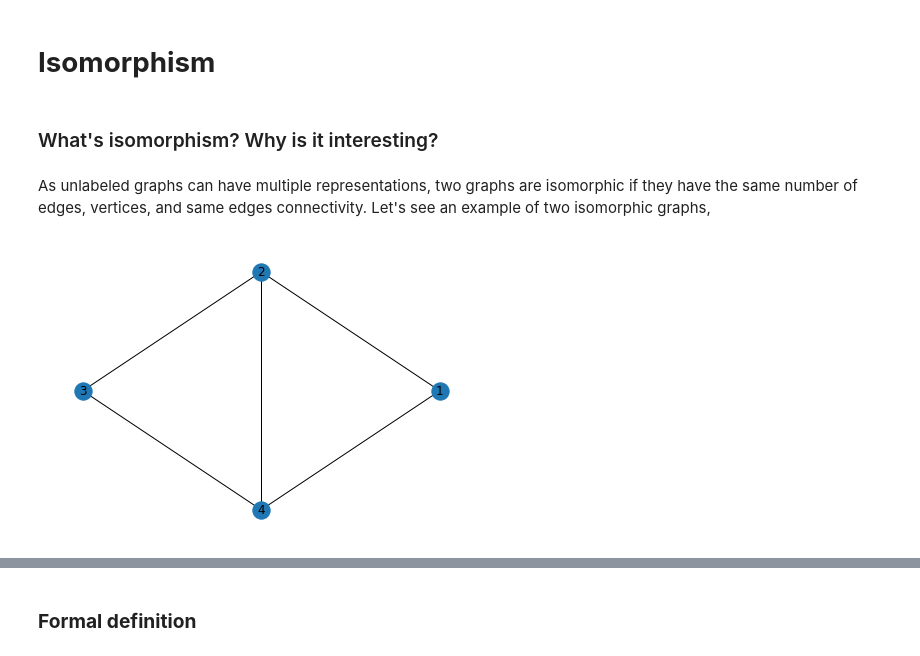
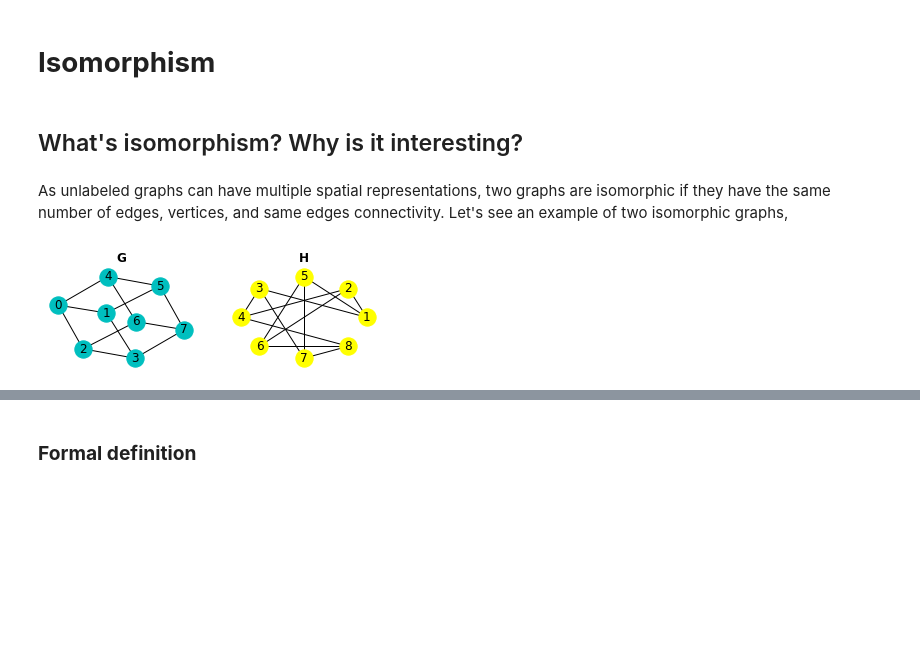
Before and after one commit to networkx/nx-guides, a Jupyter notebook: content/algorithms/Isomorphism/isomorphism.ipynb, the cells around one changed output, grey strips where cells are left out. Cells and saved outputs as stored; diff of their text form; code cells hidden in the pictures; blank space fills up the shorter version.

Commit message:
Update isomorphism notebook

```diff
--- a/content/algorithms/Isomorphism/isomorphism.ipynb
+++ b/content/algorithms/Isomorphism/isomorphism.ipynb
@@ -5,9 +6,17 @@ import networkx as nx
 # %% [markdown]
-### What's isomorphism? Why is it interesting?
+## What's isomorphism? Why is it interesting?
 # %% [markdown]
-As unlabeled graphs can have multiple representations, two graphs are isomorphic if they have the same number of edges, vertices, and same edges connectivity. Let's see an example of two isomorphic graphs,
+As unlabeled graphs can have multiple spatial representations, two graphs are isomorphic if they have the same number of edges, vertices, and same edges connectivity. Let's see an example of two isomorphic graphs,
 # %%
-G1 = nx.Graph([(1, 2), (2, 3), (3, 4), (4, 1), (2,4)])
-nx.draw_circular(G1, with_labels = True)
+plt.subplot(221)
+G = nx.Graph([(0, 1), (0, 4), (0,2), (1, 3), (1, 5), (2, 3), (2, 6), (3, 7), (4, 5), (5, 7), (6, 7), (6, 4)])
+nx.draw_spring(G, with_labels = True, node_color = "c")
+plt.title("G", fontweight="bold")
+H = nx.Graph([(1, 2), (1, 5), (1,3), (2, 4), (2, 6), (3, 4), (3, 7), (4, 8), (5, 6), (6, 8), (7, 8), (7, 5)])
+plt.subplot(222)
+nx.draw_circular(H, with_labels = True, node_color = "yellow")
+plt.title("H", fontweight="bold")
+
+plt.show()
 # %% [output]
-[figure, old version]
+[figure, new version]
```
Also changed, not shown: parts of 16 cells of this notebook, 1 other file.
